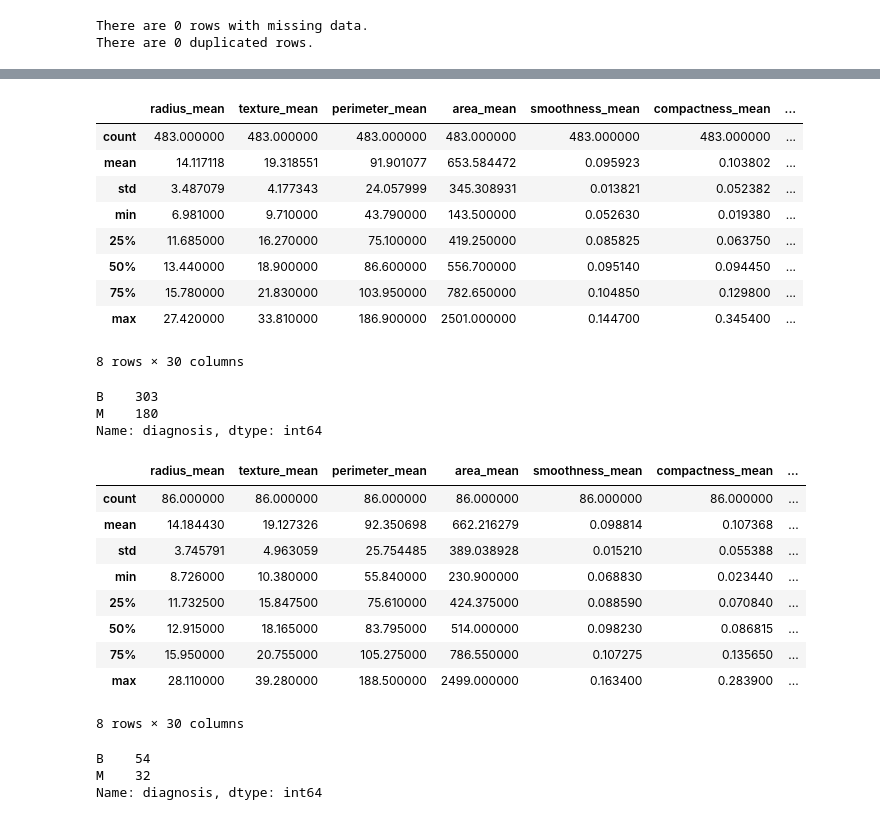
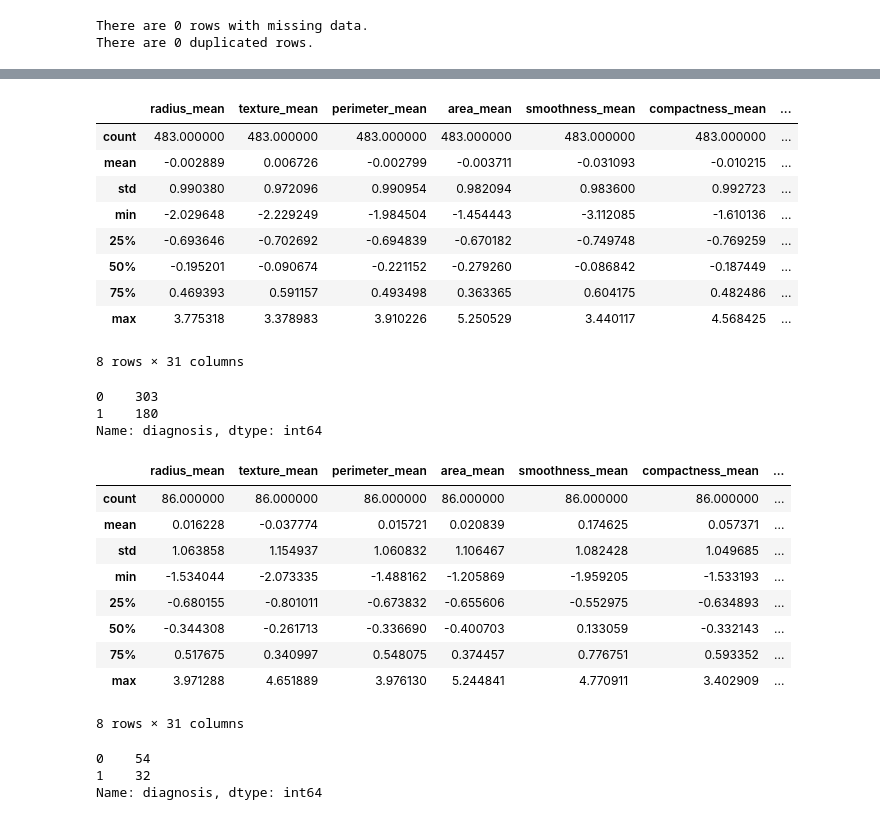
Before and after one commit to tsopeh/neural_networks, a Jupyter notebook: breast_cancer.ipynb, the cells around one changed output, grey strips where cells are left out. Cells and saved outputs as stored; diff of their text form; code cells hidden in the pictures.

```diff
--- a/breast_cancer.ipynb
+++ b/breast_cancer.ipynb
@@ -66,5 +69,18 @@ def move_col_to_end (df, col_name):
     return df[[c for c in df if c != col_name]
               + [c for c in df if c == col_name]]
 
+def standardise_and_normalise (df):
+    df = df.copy()
+    feature_columns = df.columns[:-1]
+    df[feature_columns] = StandardScaler().fit_transform(df[feature_columns])
+
+    encoder = LabelBinarizer().fit(df['diagnosis'])
+    df['diagnosis'] = encoder.transform(df['diagnosis'])
+    return df
+
 df.drop('id', axis=1, inplace=True)
 df = move_col_to_end(df, "diagnosis")
+
+df = standardise_and_normalise(df)
+
+df.head()
@@ -135,35 +160,41 @@ plot_correlation(df)
 # %%
-train_df, test_df = train_test_split(df, test_size=0.15, stratify=df["diagnosis"], random_state=random_state)
+df_train, df_test = train_test_split(df, test_size=0.15, stratify=df["diagnosis"], random_state=random_state)
 
-display(train_df.describe())
-display(train_df["diagnosis"].value_counts())
+display(df_train.describe())
+display(df_train["diagnosis"].value_counts())
 
-display(test_df.describe())
-display(test_df["diagnosis"].value_counts())
+display(df_test.describe())
+display(df_test["diagnosis"].value_counts())
+
+y_train = df_train.iloc[:, [-1]]
+X_train = df_train.drop(y_train.columns, axis=1)
+
+y_test = df_test.iloc[:, [-1]]
+X_test = df_test.drop(y_test.columns, axis=1)
 # %% [output]
 |  | radius_mean | texture_mean | perimeter_mean | area_mean | smoothness_mean | compactness_mean | ... |
 | count | 483.000000 | 483.000000 | 483.000000 | 483.000000 | 483.000000 | 483.000000 | ... |
-| mean | 14.117118 | 19.318551 | 91.901077 | 653.584472 | 0.095923 | 0.103802 | ... |
-| std | 3.487079 | 4.177343 | 24.057999 | 345.308931 | 0.013821 | 0.052382 | ... |
-| min | 6.981000 | 9.710000 | 43.790000 | 143.500000 | 0.052630 | 0.019380 | ... |
-| 25% | 11.685000 | 16.270000 | 75.100000 | 419.250000 | 0.085825 | 0.063750 | ... |
-| 50% | 13.440000 | 18.900000 | 86.600000 | 556.700000 | 0.095140 | 0.094450 | ... |
-| 75% | 15.780000 | 21.830000 | 103.950000 | 782.650000 | 0.104850 | 0.129800 | ... |
-| max | 27.420000 | 33.810000 | 186.900000 | 2501.000000 | 0.144700 | 0.345400 | ... |
+| mean | -0.002889 | 0.006726 | -0.002799 | -0.003711 | -0.031093 | -0.010215 | ... |
+| std | 0.990380 | 0.972096 | 0.990954 | 0.982094 | 0.983600 | 0.992723 | ... |
+| min | -2.029648 | -2.229249 | -1.984504 | -1.454443 | -3.112085 | -1.610136 | ... |
+| 25% | -0.693646 | -0.702692 | -0.694839 | -0.670182 | -0.749748 | -0.769259 | ... |
+| 50% | -0.195201 | -0.090674 | -0.221152 | -0.279260 | -0.086842 | -0.187449 | ... |
+| 75% | 0.469393 | 0.591157 | 0.493498 | 0.363365 | 0.604175 | 0.482486 | ... |
+| max | 3.775318 | 3.378983 | 3.910226 | 5.250529 | 3.440117 | 4.568425 | ... |
-8 rows × 30 columns
+8 rows × 31 columns
-B    303
-M    180
+0    303
+1    180
 Name: diagnosis, dtype: int64
 |  | radius_mean | texture_mean | perimeter_mean | area_mean | smoothness_mean | compactness_mean | ... |
 | count | 86.000000 | 86.000000 | 86.000000 | 86.000000 | 86.000000 | 86.000000 | ... |
-| mean | 14.184430 | 19.127326 | 92.350698 | 662.216279 | 0.098814 | 0.107368 | ... |
-| std | 3.745791 | 4.963059 | 25.754485 | 389.038928 | 0.015210 | 0.055388 | ... |
-| min | 8.726000 | 10.380000 | 55.840000 | 230.900000 | 0.068830 | 0.023440 | ... |
-| 25% | 11.732500 | 15.847500 | 75.610000 | 424.375000 | 0.088590 | 0.070840 | ... |
-| 50% | 12.915000 | 18.165000 | 83.795000 | 514.000000 | 0.098230 | 0.086815 | ... |
-| 75% | 15.950000 | 20.755000 | 105.275000 | 786.550000 | 0.107275 | 0.135650 | ... |
-| max | 28.110000 | 39.280000 | 188.500000 | 2499.000000 | 0.163400 | 0.283900 | ... |
+| mean | 0.016228 | -0.037774 | 0.015721 | 0.020839 | 0.174625 | 0.057371 | ... |
+| std | 1.063858 | 1.154937 | 1.060832 | 1.106467 | 1.082428 | 1.049685 | ... |
+| min | -1.534044 | -2.073335 | -1.488162 | -1.205869 | -1.959205 | -1.533193 | ... |
+| 25% | -0.680155 | -0.801011 | -0.673832 | -0.655606 | -0.552975 | -0.634893 | ... |
+| 50% | -0.344308 | -0.261713 | -0.336690 | -0.400703 | 0.133059 | -0.332143 | ... |
+| 75% | 0.517675 | 0.340997 | 0.548075 | 0.374457 | 0.776751 | 0.593352 | ... |
+| max | 3.971288 | 4.651889 | 3.976130 | 5.244841 | 4.770911 | 3.402909 | ... |
-8 rows × 30 columns
+8 rows × 31 columns
-B    54
-M    32
+0    54
+1    32
 Name: diagnosis, dtype: int64
```
Also changed, not shown: parts of 5 cells of this notebook.
